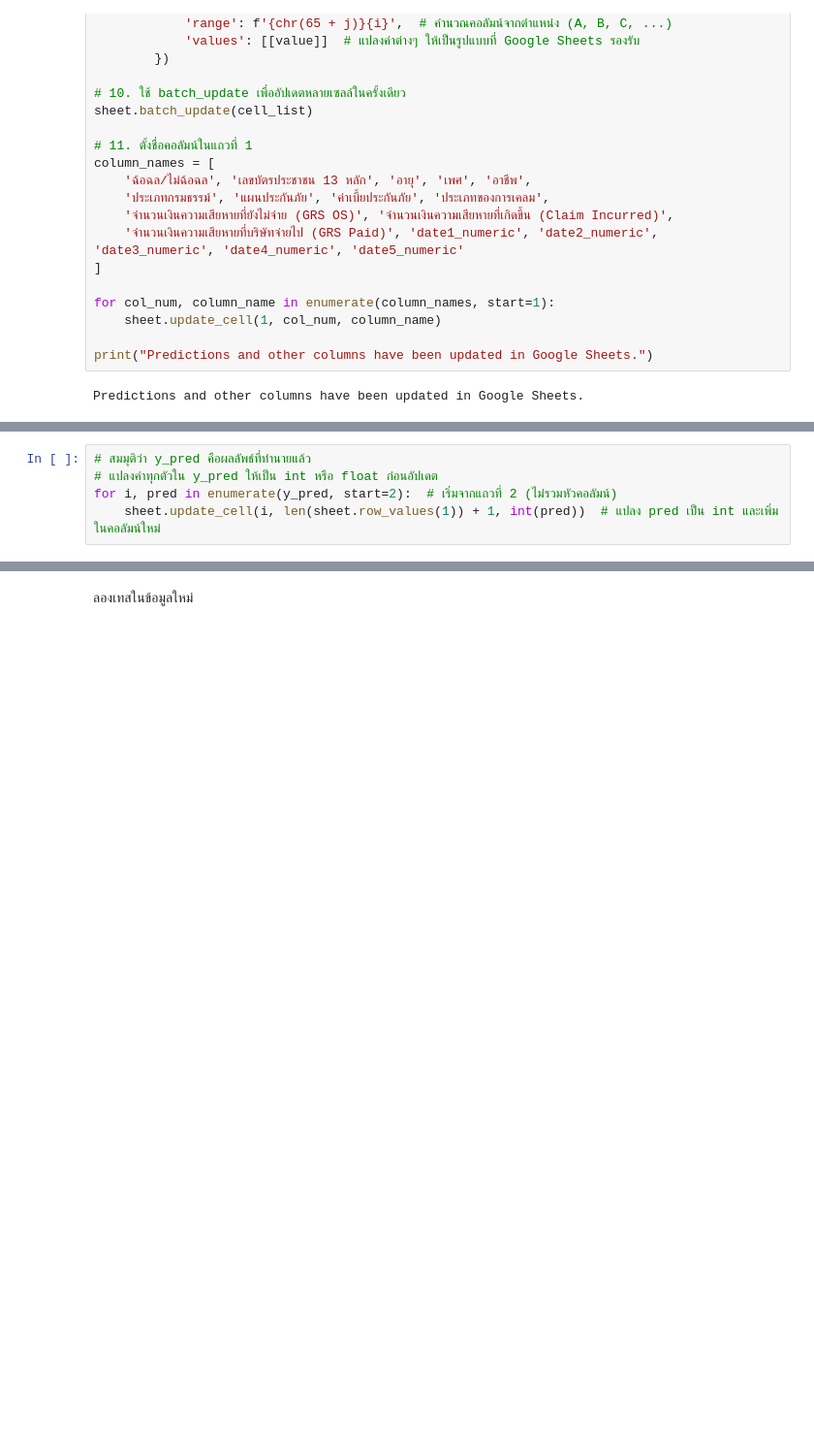
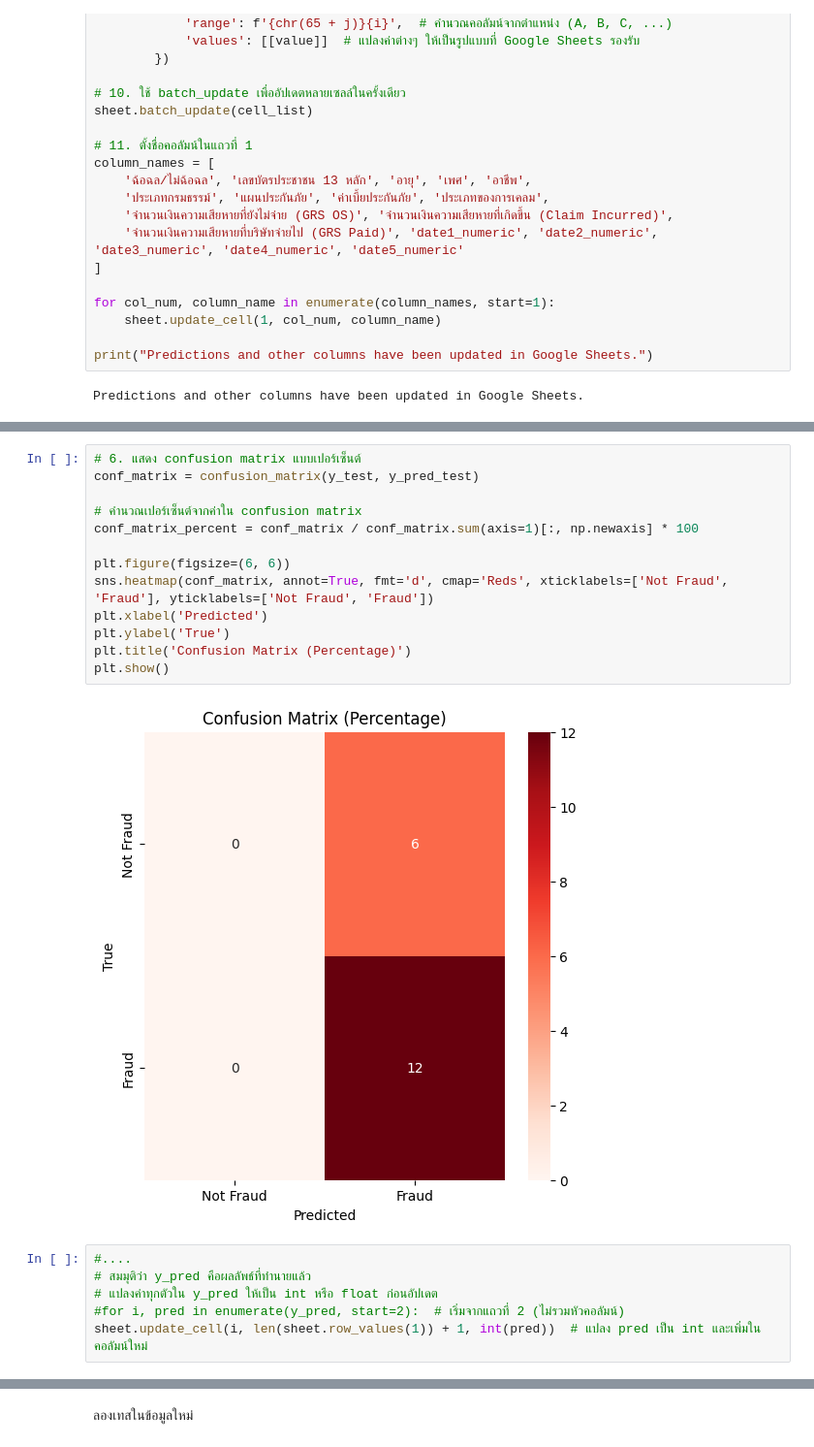
Before and after one commit to Suchada2000/MY-WORK, a Jupyter notebook: Untitled31.ipynb, the cells around one changed output, grey strips where cells are left out. Shown at 97% size. Saved outputs shown, nothing was run; the diff lists cells and outputs as text; blank space fills up the shorter version.

```diff
--- a/Untitled31.ipynb
+++ b/Untitled31.ipynb
@@ -428,5 +522,21 @@ array([1, 1, 2, 2, 1, 1, 2, 1])
+# %%
+# 6. แสดง confusion matrix แบบเปอร์เซ็นต์
+conf_matrix = confusion_matrix(y_test, y_pred_test)
+
+# คำนวณเปอร์เซ็นต์จากค่าใน confusion matrix
+conf_matrix_percent = conf_matrix / conf_matrix.sum(axis=1)[:, np.newaxis] * 100
+
+plt.figure(figsize=(6, 6))
+sns.heatmap(conf_matrix, annot=True, fmt='d', cmap='Reds', xticklabels=['Not Fraud', 'Fraud'], yticklabels=['Not Fraud', 'Fraud'])
+plt.xlabel('Predicted')
+plt.ylabel('True')
+plt.title('Confusion Matrix (Percentage)')
+plt.show()
+# %% [output]
+[figure, added]
 # %%
+#....
 # สมมุติว่า y_pred คือผลลัพธ์ที่ทำนายแล้ว
 # แปลงค่าทุกตัวใน y_pred ให้เป็น int หรือ float ก่อนอัปเดต
-for i, pred in enumerate(y_pred, start=2):  # เริ่มจากแถวที่ 2 (ไม่รวมหัวคอลัมน์)
-    sheet.update_cell(i, len(sheet.row_values(1)) + 1, int(pred))  # แปลง pred เป็น int และเพิ่มในคอลัมน์ใหม่
+#for i, pred in enumerate(y_pred, start=2):  # เริ่มจากแถวที่ 2 (ไม่รวมหัวคอลัมน์)
+sheet.update_cell(i, len(sheet.row_values(1)) + 1, int(pred))  # แปลง pred เป็น int และเพิ่มในคอลัมน์ใหม่
```
Also changed, not shown: parts of 28 cells of this notebook.
